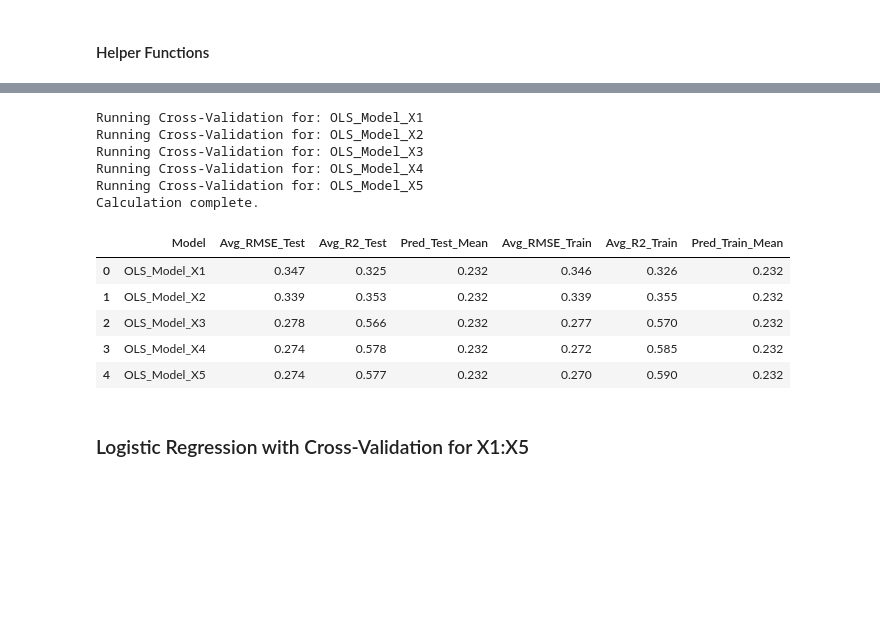
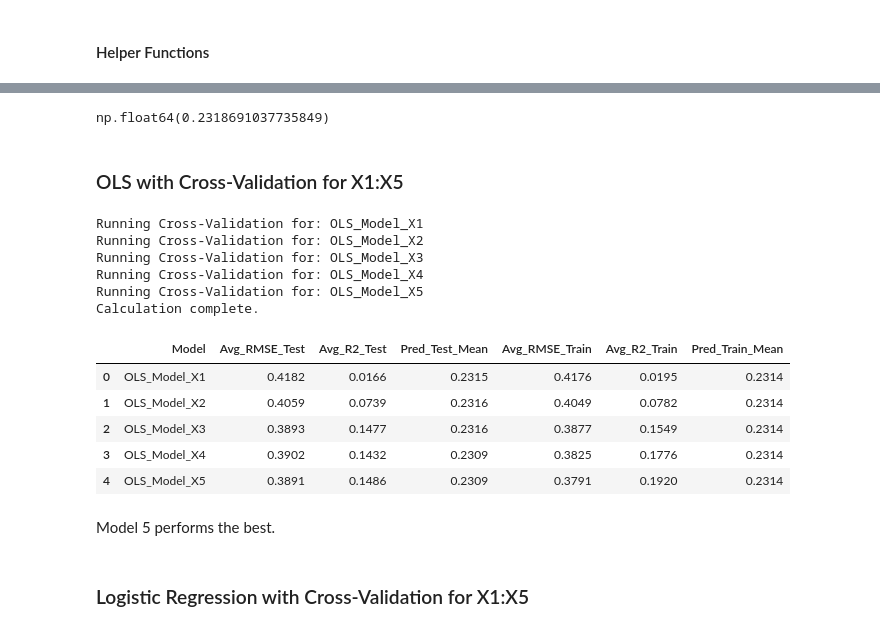
Before and after one commit to 4mbrus/Data-Analysis-3, a Jupyter notebook: Assignment 2/assignment_2.ipynb, the cells around one changed output, grey strips where cells are left out. Drawn from its saved outputs; the diff is of its cells as text; code cells hidden in the pictures; blank space fills up the shorter version.

Commit message:
discovered 2 dataleaks (1 was huge) & fixed them,refactored logit models, clearer tables,  added inital random forest and boosting models, part I mostly finisehed

```diff
--- a/Assignment 2/assignment_2.ipynb
+++ b/Assignment 2/assignment_2.ipynb
@@ -126,7 +126,7 @@ m_region_locmat = patsy.dmatrix("0 + C(m_region_loc, Treatment(reference='Centra
 urban_mmat = patsy.dmatrix("0 + C(urban_m, Treatment(reference=1))", firms_df, return_type="dataframe")
 # %%
 # Define X1
-basevars = firms_df[["sales_mil_log", "sales_mil_log_sq", "d1_sales_mil_log_mod", "profit_loss_year_pl"]]
+basevars = firms_df[["sales_mil_log", "sales_mil_log_sq", "profit_loss_year_pl"]]
 X1 = pd.concat([basevars, ind2_catmat], axis=1)
 
 # Define X2
@@ -136,16 +136,16 @@ X2 = pd.concat([X1, X2additional_vars], axis=1)
 
 # Define X3
 firm = pd.concat([firms_df[["age", "age2", "new"]], ind2_catmat, m_region_locmat, urban_mmat], axis=1)
-X3 = pd.concat([firms_df[["sales_mil_log", "sales_mil_log_sq"] + engvar + d1], firm], axis=1)
+X3 = pd.concat([firms_df[["sales_mil_log", "sales_mil_log_sq"] + engvar ], firm], axis=1)
 
 # Define X4
-X4 = pd.concat([firms_df[["sales_mil_log", "sales_mil_log_sq"] + engvar + d1 \
+X4 = pd.concat([firms_df[["sales_mil_log", "sales_mil_log_sq"] + engvar \
                                  + engvar2 + engvar3 + hr + qualityvars], firm], axis=1)
 
 # Define X5
 
 #Creat matrix for interactions1 variables
-int1mat = patsy.dmatrix("0 + C(ind2_cat):age + C(ind2_cat):age2 + C(ind2_cat):d1_sales_mil_log_mod \
+int1mat = patsy.dmatrix("0 + C(ind2_cat):age + C(ind2_cat):age2 \
                 + C(ind2_cat):sales_mil_log + C(ind2_cat):ceo_age + C(ind2_cat):foreign_management \
                 + C(ind2_cat):female + C(ind2_cat):C(urban_m) + C(ind2_cat):labor_avg_mod",
                         firms_df, return_type="dataframe")
@@ -166,4 +166,4 @@ X5 = pd.concat([X4, int1mat, int2mat], axis=1)
 logitvars = pd.concat([X4, int1mat, int2mat], axis=1)
 
 # Define rfvars for RF (no interactions, no modified features)
-rfvars  = pd.concat([firms_df[["sales_mil", "d1_sales_mil_log"] + rawvars + hr + qualityvars], firm], axis=1)
+rfvars  = pd.concat([firms_df[["sales_mil"] + rawvars + hr + qualityvars], firm], axis=1)
@@ -415,8 +411,16 @@ def create_roc_plot_with_optimal(all_coords, optimal_threshold):
+# %%
+y.mean()
+# %% [output]
+np.float64(0.2318691037735849)
 # %%
-np.random.seed(1234)
-
-# train - test split
-df_train, df_test=train_test_split(firms_df, test_size=0.2)
+X_train, X_holdout, y_train, y_holdout = train_test_split(
+    firms_df,
+    y,
+    test_size=0.2,
+    random_state=42
+)
+# %% [markdown]
+### OLS with Cross-Validation for X1:X5
 # %%
 model_specs = {
     "OLS_Model_X1": X1,
@@ -439,7 +443,7 @@ for model_name, X_data in model_specs.items():
     print(f"Running Cross-Validation for: {model_name}")
 
     # Inner Loop: K-Fold Split
-    for train_index, test_index in k.split(firms_df):
+    for train_index, test_index in k.split(X_train):
 
         # Select data based on indices and add constant
         X_train_fold = sm.add_constant(X_data.iloc[train_index])
@@ -475,28 +479,30 @@ Running Cross-Validation for: OLS_Model_X3
 Running Cross-Validation for: OLS_Model_X4
 Running Cross-Validation for: OLS_Model_X5
 Calculation complete.
-# %%
-summary_rows = []
-for name, metrics in results.items():
-    summary_rows.append({
-        'Model': name,
-        'Avg_RMSE_Test': np.mean(metrics['rmse_test']),
-        'Avg_R2_Test': np.mean(metrics['r2_test']),
-        'Pred_Test_Mean': np.mean(metrics['pred_test_mean']),
-        'Avg_RMSE_Train': np.mean(metrics['rmse_train']),
-        'Avg_R2_Train': np.mean(metrics['r2_train']),
-        'Pred_Train_Mean': np.mean(metrics['pred_train_mean'])
-
-    })
-
-summary_df = pd.DataFrame(summary_rows)
-summary_df.round(3)
-# %% [output]
-|  | Model | Avg_RMSE_Test | Avg_R2_Test | Pred_Test_Mean | Avg_RMSE_Train | Avg_R2_Train | Pred_Train_Mean |
-| 0 | OLS_Model_X1 | 0.347 | 0.325 | 0.232 | 0.346 | 0.326 | 0.232 |
-| 1 | OLS_Model_X2 | 0.339 | 0.353 | 0.232 | 0.339 | 0.355 | 0.232 |
-| 2 | OLS_Model_X3 | 0.278 | 0.566 | 0.232 | 0.277 | 0.570 | 0.232 |
-| 3 | OLS_Model_X4 | 0.274 | 0.578 | 0.232 | 0.272 | 0.585 | 0.232 |
-| 4 | OLS_Model_X5 | 0.274 | 0.577 | 0.232 | 0.270 | 0.590 | 0.232 |
+# %%
+summary_rows = []
+for name, metrics in results.items():
+    summary_rows.append({
+        'Model': name,
+        'Avg_RMSE_Test': np.mean(metrics['rmse_test']),
+        'Avg_R2_Test': np.mean(metrics['r2_test']),
+        'Pred_Test_Mean': np.mean(metrics['pred_test_mean']),
+        'Avg_RMSE_Train': np.mean(metrics['rmse_train']),
+        'Avg_R2_Train': np.mean(metrics['r2_train']),
+        'Pred_Train_Mean': np.mean(metrics['pred_train_mean'])
+
+    })
+
+summary_df = pd.DataFrame(summary_rows)
+summary_df.round(4)
+# %% [output]
+|  | Model | Avg_RMSE_Test | Avg_R2_Test | Pred_Test_Mean | Avg_RMSE_Train | Avg_R2_Train | Pred_Train_Mean |
+| 0 | OLS_Model_X1 | 0.4182 | 0.0166 | 0.2315 | 0.4176 | 0.0195 | 0.2314 |
+| 1 | OLS_Model_X2 | 0.4059 | 0.0739 | 0.2316 | 0.4049 | 0.0782 | 0.2314 |
+| 2 | OLS_Model_X3 | 0.3893 | 0.1477 | 0.2316 | 0.3877 | 0.1549 | 0.2314 |
+| 3 | OLS_Model_X4 | 0.3902 | 0.1432 | 0.2309 | 0.3825 | 0.1776 | 0.2314 |
+| 4 | OLS_Model_X5 | 0.3891 | 0.1486 | 0.2309 | 0.3791 | 0.1920 | 0.2314 |
+# %% [markdown]
+Model 5 performs the best.
 # %% [markdown]
 ### Logistic Regression with Cross-Validation for X1:X5
```
Also changed, not shown: parts of 43 cells of this notebook.
